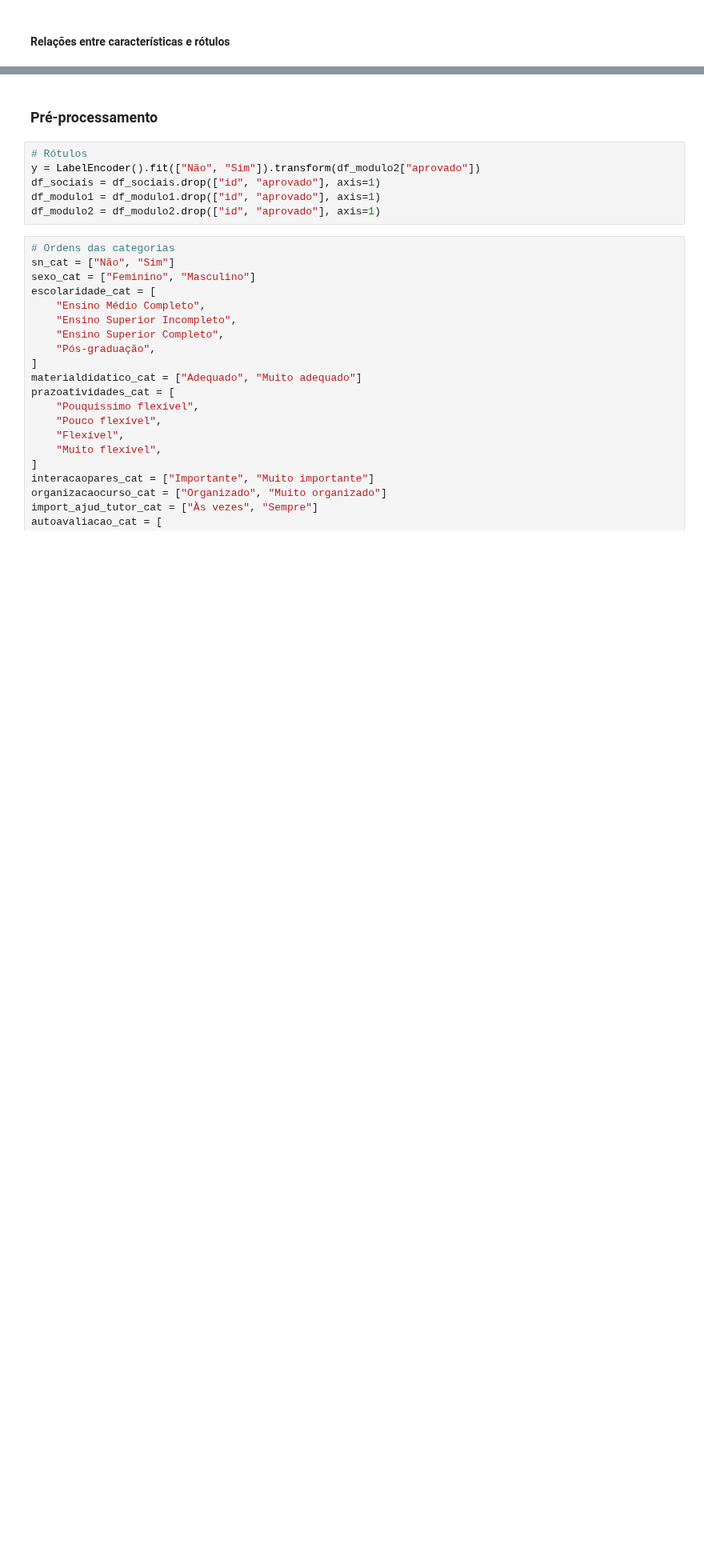
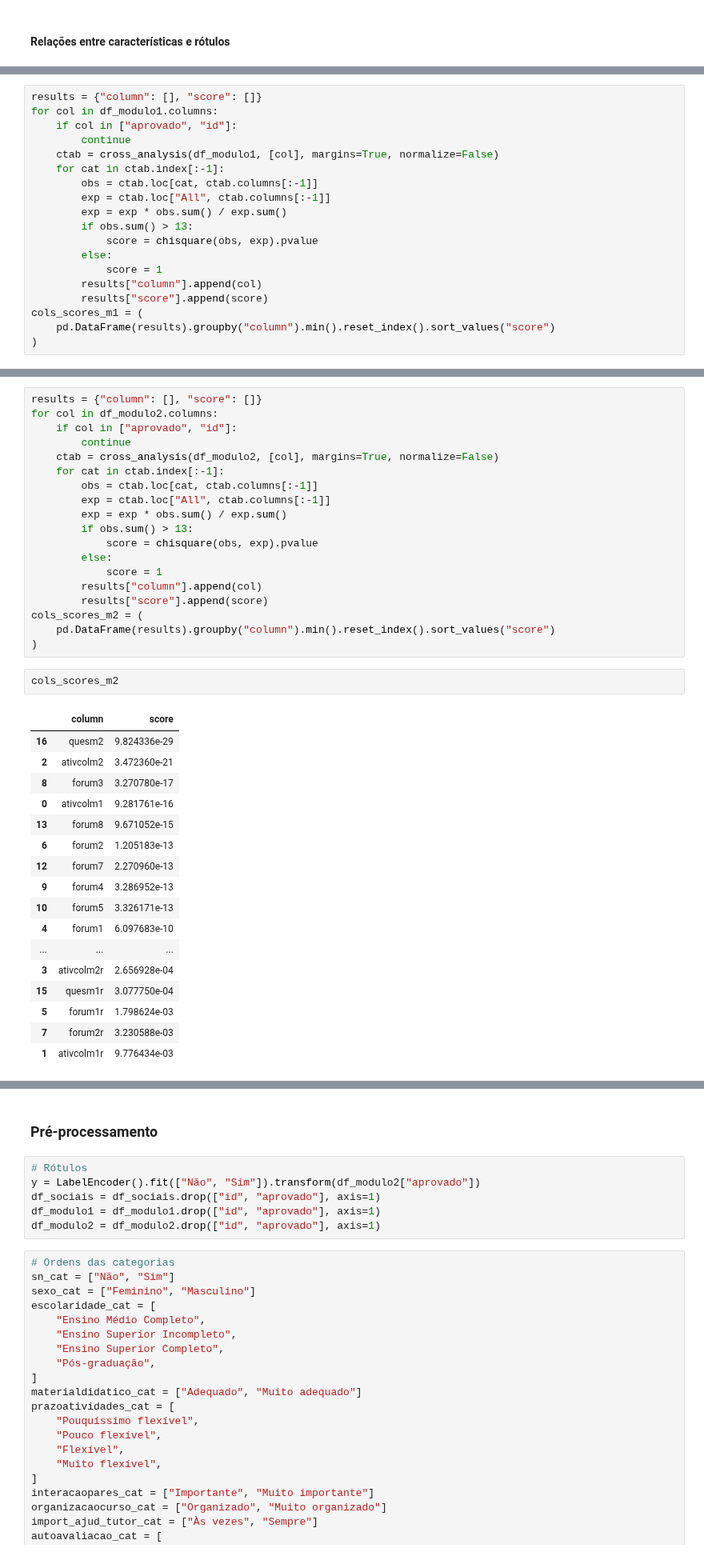
Before and after one commit to usr-bin32/data-mining-assignments, a Jupyter notebook: p6/notebook.ipynb, the cells around one changed output, grey strips where cells are left out. Shown at 80% size. Saved outputs shown, nothing was run; the diff lists cells and outputs as text; blank space fills up the shorter version.

```diff
--- a/p6/notebook.ipynb
+++ b/p6/notebook.ipynb
@@ -96,0 +294,19 @@ df_modulo2 = pd.read_csv("data/trabalho5_dados_ateh_modulo2_4.csv")
+# %%
+results = {"column": [], "score": []}
+for col in df_modulo1.columns:
+    if col in ["aprovado", "id"]:
+        continue
+    ctab = cross_analysis(df_modulo1, [col], margins=True, normalize=False)
+    for cat in ctab.index[:-1]:
+        obs = ctab.loc[cat, ctab.columns[:-1]]
+        exp = ctab.loc["All", ctab.columns[:-1]]
+        exp = exp * obs.sum() / exp.sum()
+        if obs.sum() > 13:
+            score = chisquare(obs, exp).pvalue
+        else:
+            score = 1
+        results["column"].append(col)
+        results["score"].append(score)
+cols_scores_m1 = (
+    pd.DataFrame(results).groupby("column").min().reset_index().sort_values("score")
+)
@@ -96,0 +344,39 @@ df_modulo2 = pd.read_csv("data/trabalho5_dados_ateh_modulo2_4.csv")
+# %%
+results = {"column": [], "score": []}
+for col in df_modulo2.columns:
+    if col in ["aprovado", "id"]:
+        continue
+    ctab = cross_analysis(df_modulo2, [col], margins=True, normalize=False)
+    for cat in ctab.index[:-1]:
+        obs = ctab.loc[cat, ctab.columns[:-1]]
+        exp = ctab.loc["All", ctab.columns[:-1]]
+        exp = exp * obs.sum() / exp.sum()
+        if obs.sum() > 13:
+            score = chisquare(obs, exp).pvalue
+        else:
+            score = 1
+        results["column"].append(col)
+        results["score"].append(score)
+cols_scores_m2 = (
+    pd.DataFrame(results).groupby("column").min().reset_index().sort_values("score")
+)
+# %%
+cols_scores_m2
+# %% [output]
+|  | column | score |
+| 16 | quesm2 | 9.824336e-29 |
+| 2 | ativcolm2 | 3.472360e-21 |
+| 8 | forum3 | 3.270780e-17 |
+| 0 | ativcolm1 | 9.281761e-16 |
+| 13 | forum8 | 9.671052e-15 |
+| 6 | forum2 | 1.205183e-13 |
+| 12 | forum7 | 2.270960e-13 |
+| 9 | forum4 | 3.286952e-13 |
+| 10 | forum5 | 3.326171e-13 |
+| 4 | forum1 | 6.097683e-10 |
+| ... | ... | ... |
+| 3 | ativcolm2r | 2.656928e-04 |
+| 15 | quesm1r | 3.077750e-04 |
+| 5 | forum1r | 1.798624e-03 |
+| 7 | forum2r | 3.230588e-03 |
+| 1 | ativcolm1r | 9.776434e-03 |
```
Also changed, not shown: parts of 34 cells of this notebook.
